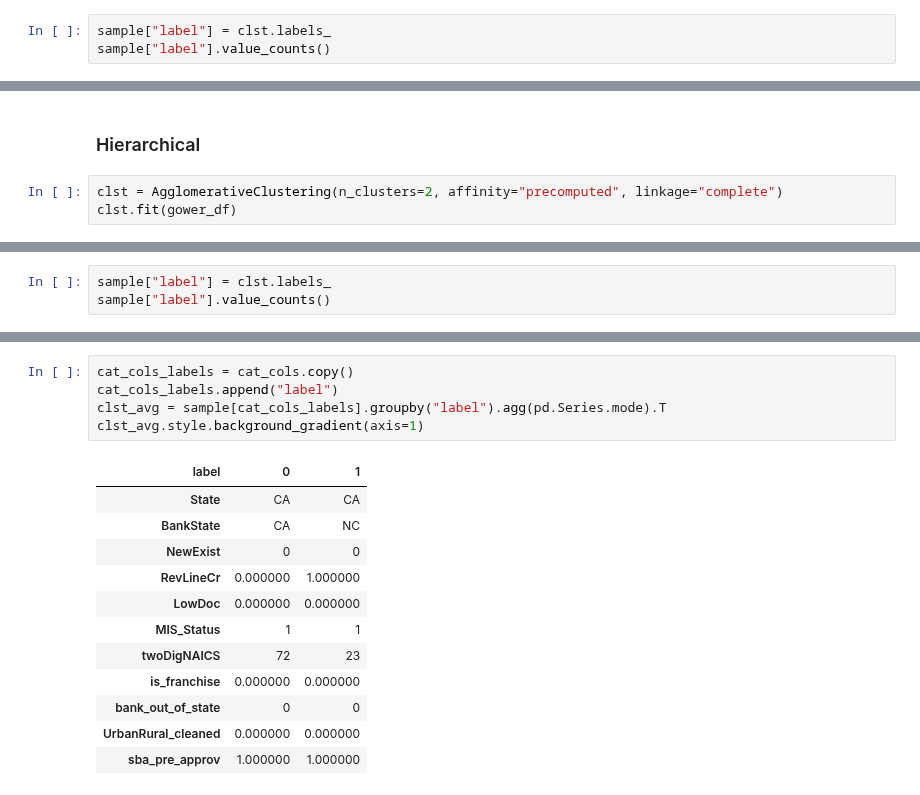
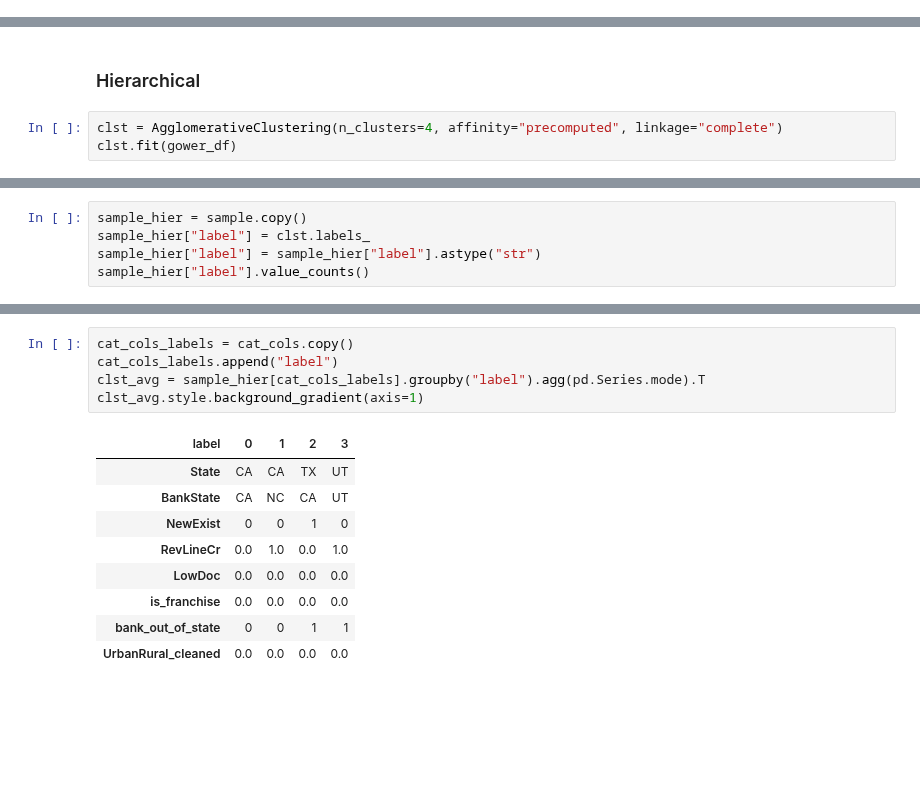
Before and after one commit to DJGump/module-work-DSI06, a Jupyter notebook: capstone 3 prep/defaulted_loans_cluster_analysis.ipynb, the cells around one changed output, grey strips where cells are left out. Saved outputs shown, nothing was run; the diff lists cells and outputs as text; blank space fills up the shorter version.

Commit message:
Progress on clustering, EDA

```diff
--- a/capstone 3 prep/defaulted_loans_cluster_analysis.ipynb
+++ b/capstone 3 prep/defaulted_loans_cluster_analysis.ipynb
@@ -245,4 +290 @@ DBSCAN(algorithm='auto', eps=0.08, leaf_size=30, metric='precomputed',
 [interactive output not drawn]
-# %%
-sample["label"] = clst.labels_
-sample["label"].value_counts()
@@ -297,7 +356,7 @@ plt.show()
 # %% [markdown]
 ### Hierarchical
 # %%
-clst = AgglomerativeClustering(n_clusters=2, affinity="precomputed", linkage="complete")
+clst = AgglomerativeClustering(n_clusters=4, affinity="precomputed", linkage="complete")
 clst.fit(gower_df)
 # %% [output]
 AgglomerativeClustering(affinity='precomputed', compute_full_tree='auto',
@@ -306,4 +365 @@ AgglomerativeClustering(affinity='precomputed', compute_full_tree='auto',
 [interactive output not drawn]
-# %%
-sample["label"] = clst.labels_
-sample["label"].value_counts()
@@ -314,0 +366,5 @@ Name: label, dtype: int64
+# %%
+sample_hier = sample.copy()
+sample_hier["label"] = clst.labels_
+sample_hier["label"] = sample_hier["label"].astype("str")
+sample_hier["label"].value_counts()
@@ -331,19 +394,16 @@ clst_avg.style.background_gradient(axis=1)
 # %%
 cat_cols_labels = cat_cols.copy()
 cat_cols_labels.append("label")
-clst_avg = sample[cat_cols_labels].groupby("label").agg(pd.Series.mode).T
+clst_avg = sample_hier[cat_cols_labels].groupby("label").agg(pd.Series.mode).T
 clst_avg.style.background_gradient(axis=1)
 # %% [output]
-| label | 0 | 1 |
-| State | CA | CA |
-| BankState | CA | NC |
-| NewExist | 0 | 0 |
-| RevLineCr | 0.000000 | 1.000000 |
-| LowDoc | 0.000000 | 0.000000 |
-| MIS_Status | 1 | 1 |
-| twoDigNAICS | 72 | 23 |
-| is_franchise | 0.000000 | 0.000000 |
-| bank_out_of_state | 0 | 0 |
-| UrbanRural_cleaned | 0.000000 | 0.000000 |
-| sba_pre_approv | 1.000000 | 1.000000 |
+| label | 0 | 1 | 2 | 3 |
+| State | CA | CA | TX | UT |
+| BankState | CA | NC | CA | UT |
+| NewExist | 0 | 0 | 1 | 0 |
+| RevLineCr | 0.0 | 1.0 | 0.0 | 1.0 |
+| LowDoc | 0.0 | 0.0 | 0.0 | 0.0 |
+| is_franchise | 0.0 | 0.0 | 0.0 | 0.0 |
+| bank_out_of_state | 0 | 0 | 1 | 1 |
+| UrbanRural_cleaned | 0.0 | 0.0 | 0.0 | 0.0 |
 [interactive output not drawn]
```
Also changed, not shown: parts of 59 cells of this notebook.
